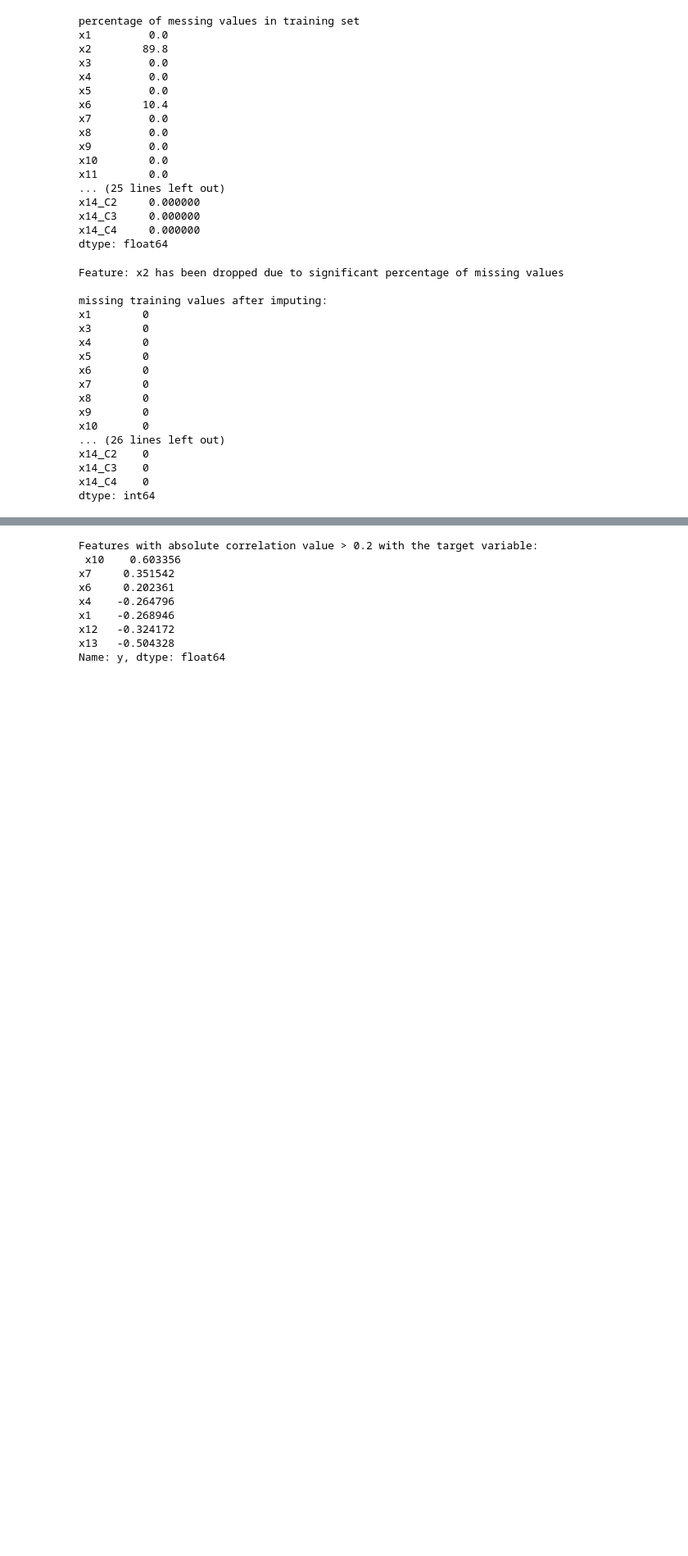
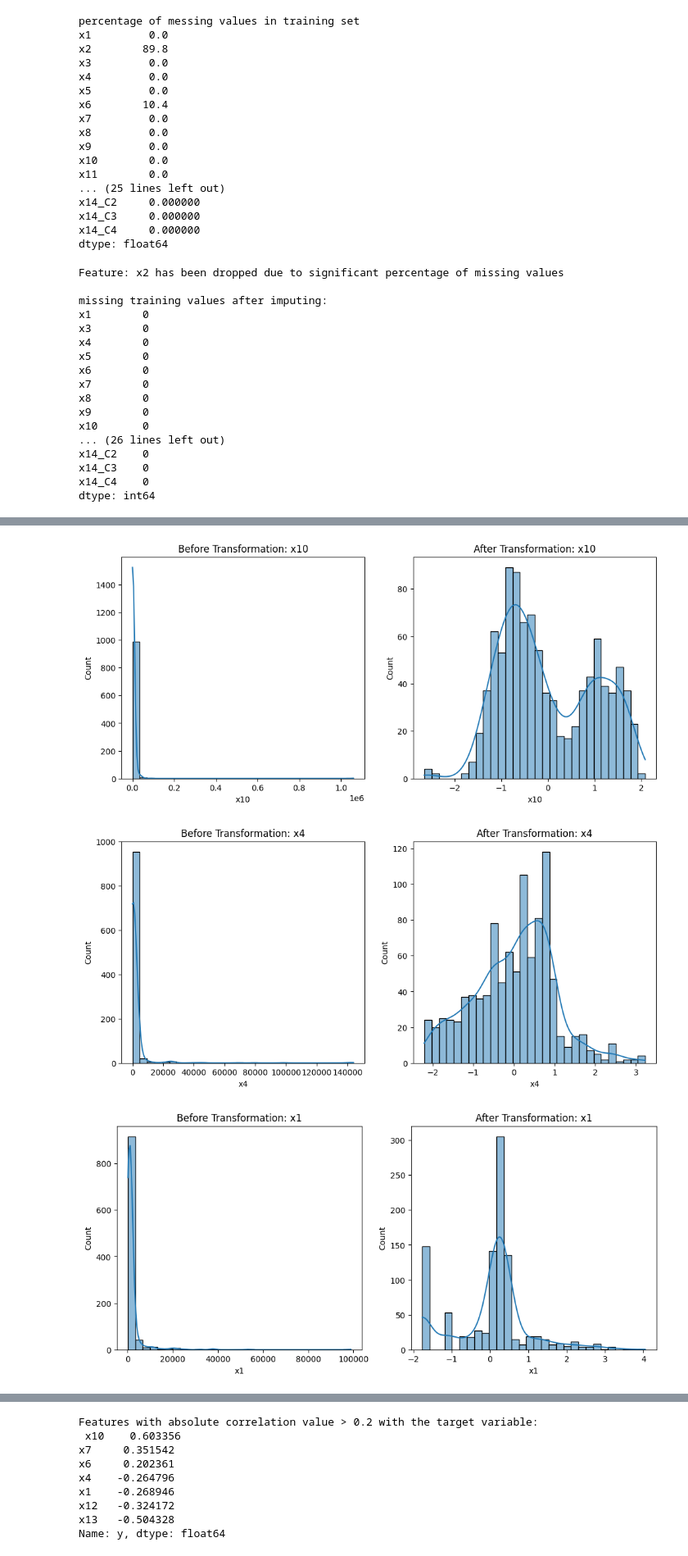
Before and after one commit to Hayder-Aleissa/ML-Project, a Jupyter notebook: ML_Project_P1.ipynb, the cells around one changed output, grey strips where cells are left out. Shown at 82% size. Saved outputs shown, nothing was run; the diff lists cells and outputs as text; code cells hidden in the pictures; blank space fills up the shorter version.

```diff
--- a/ML_Project_P1.ipynb
+++ b/ML_Project_P1.ipynb
@@ -190,6 +190,9 @@ x14_C3     0.000000
 x14_C4     0.000000
 dtype: float64
 # %%
+# copying the training data to compare it in a graph with the transformed data
+original_encoded_train_data = encoded_train_data.copy()
+
 # Dropping feature[x2] and imputing missing values for feature[x6]
 encoded_train_data = encoded_train_data.drop(columns=['x2'])
 encoded_test_data = encoded_test_data.drop(columns=['x2'])
@@ -223,3 +226,10 @@ x14_C2    0
 x14_C3    0
 x14_C4    0
 dtype: int64
+# %%
+# Identify Skewness on Original Data
+numerical_features = encoded_train_data.select_dtypes(include=['float64', 'int64']).columns.drop('y')
+skewness = encoded_train_data[numerical_features].apply(lambda x: x.skew()).sort_values(ascending=False)
+skewness_threshold = 0.5
+skewed_features = skewness[abs(skewness) > skewness_threshold].index
+print("Skewed features:\n", skewed_features)
@@ -233,0 +304,17 @@ encoded_test_data_normalized[numerical_features] = scaler.transform(encoded_test
+# %%
+# Plotting before and after transformation
+for feature in skewed_features:
+    plt.figure(figsize=(12, 5))
+    # Before transformation (original data)
+    plt.subplot(1, 2, 1)
+    sns.histplot(original_encoded_train_data[feature], bins=30, kde=True)
+    plt.title(f'Before Transformation: {feature}')
+    # After transformation (transformed data before scaling)
+    plt.subplot(1, 2, 2)
+    sns.histplot(encoded_train_data[feature], bins=30, kde=True)
+    plt.title(f'After Transformation: {feature}')
+    plt.show()
+# %% [output]
+[figure, added]
+[figure, added]
+[figure, added]
```
Also changed, not shown: parts of 8 cells of this notebook.
